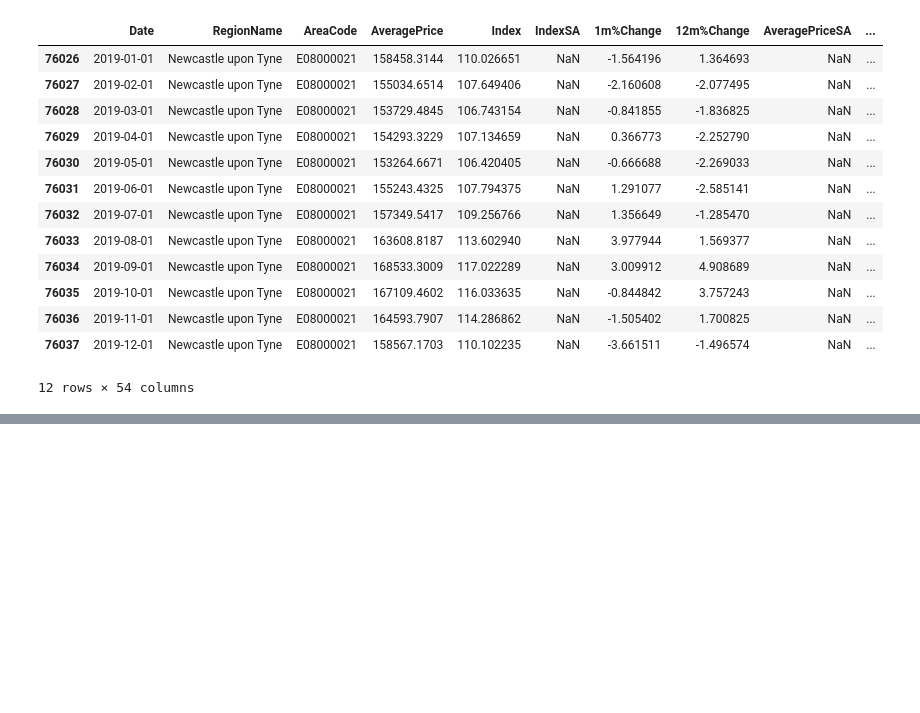
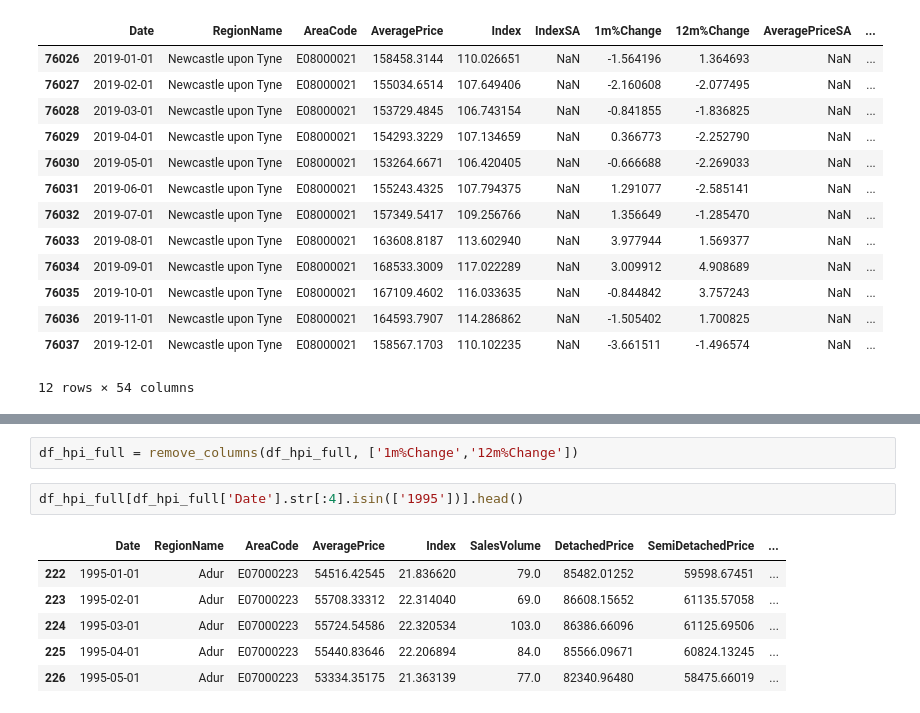
Before and after one commit to rizdiaprilian/MLOps_Zoomcamp, a Jupyter notebook: UK_house_price/EDA and Forecasting.ipynb, the cells around one changed output, grey strips where cells are left out. Saved outputs shown, nothing was run; the diff lists cells and outputs as text; blank space fills up the shorter version.

```diff
--- a/UK_house_price/EDA and Forecasting.ipynb
+++ b/UK_house_price/EDA and Forecasting.ipynb
@@ -569,0 +607,11 @@ hpi_newcastle.loc[hpi_newcastle['Date'].between('2018-12-31','2019-12-31', inclu
+# %%
+df_hpi_full = remove_columns(df_hpi_full, ['1m%Change','12m%Change'])
+# %%
+df_hpi_full[df_hpi_full['Date'].str[:4].isin(['1995'])].head()
+# %% [output]
+|  | Date | RegionName | AreaCode | AveragePrice | Index | SalesVolume | DetachedPrice | SemiDetachedPrice | ... |
+| 222 | 1995-01-01 | Adur | E07000223 | 54516.42545 | 21.836620 | 79.0 | 85482.01252 | 59598.67451 | ... |
+| 223 | 1995-02-01 | Adur | E07000223 | 55708.33312 | 22.314040 | 69.0 | 86608.15652 | 61135.57058 | ... |
+| 224 | 1995-03-01 | Adur | E07000223 | 55724.54586 | 22.320534 | 103.0 | 86386.66096 | 61125.69506 | ... |
+| 225 | 1995-04-01 | Adur | E07000223 | 55440.83646 | 22.206894 | 84.0 | 85566.09671 | 60824.13245 | ... |
+| 226 | 1995-05-01 | Adur | E07000223 | 53334.35175 | 21.363139 | 77.0 | 82340.96480 | 58475.66019 | ... |
```
Also changed, not shown: parts of 6 cells of this notebook, 8 other files.
